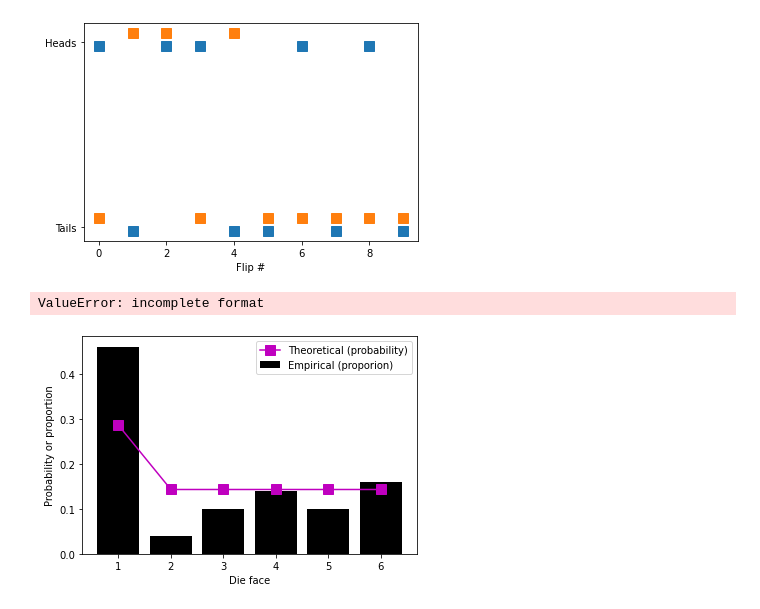
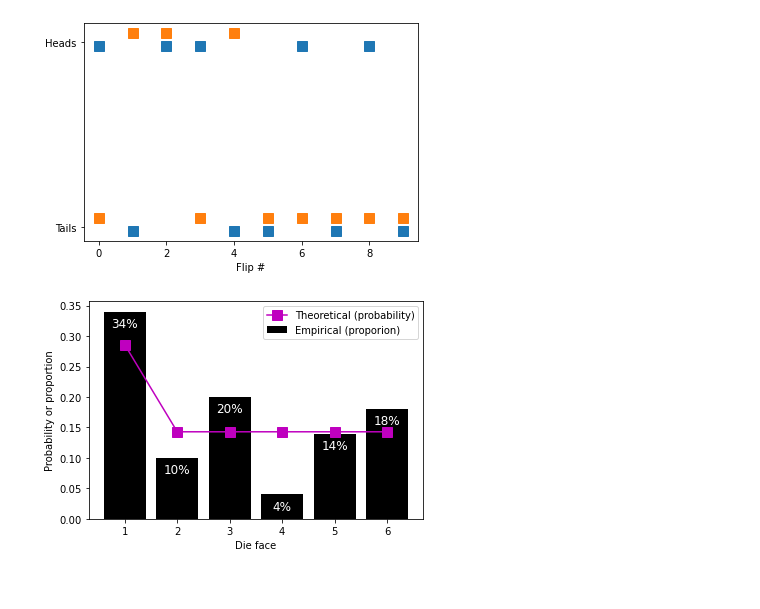
Before and after one commit to pawelztef/maths_pyt, a Jupyter notebook: probabilities_and_hitograms.ipynb, the cells around one changed output. Cells and saved outputs as stored; diff of their text form; code cells hidden in the pictures.

```diff
--- a/probabilities_and_hitograms.ipynb
+++ b/probabilities_and_hitograms.ipynb
@@ -44,29 +44,28 @@ plt.show()
 # %%
 n = 50
 outcomes = np.zeros(6)
 pureprobs = np.array([2, 1, 1, 1, 1, 1])
 pureprobs = pureprobs / np.sum(pureprobs)
 
 for i in range(n):
     # roll a 7-sided die
     dieroll = np.random.randint(0, 7)
     # make die biased
     if dieroll == 6:
         dieroll = 0
 
     outcomes[dieroll] += 1
 
 plt.bar(range(1,7), outcomes/n, color='k', label='Empirical (proporion)')
 plt.plot(range(1,7), pureprobs, 'ms-', markersize=10, label='Theoretical (probability)')
 plt.xlabel('Die face')
 plt.ylabel('Probability or proportion')
 plt.legend()
 
 
 for i in range(1, 7):
-    plt.text(i, outcomes[i-1]/n-.025, '%s' %(outcomes[i-1]/n), color='w', fontsize=12, horizontalalignment='center')
+    plt.text(i, outcomes[i-1]/n-.025, '%s%%' %int(100*outcomes[i-1]/n), color='w', fontsize=12, horizontalalignment='center')
 
 plt.show()
 # %% [output]
-ValueError: incomplete format
-[figure, old version]
+[figure, new version]
```
Also changed, not shown: parts of 8 cells of this notebook.
